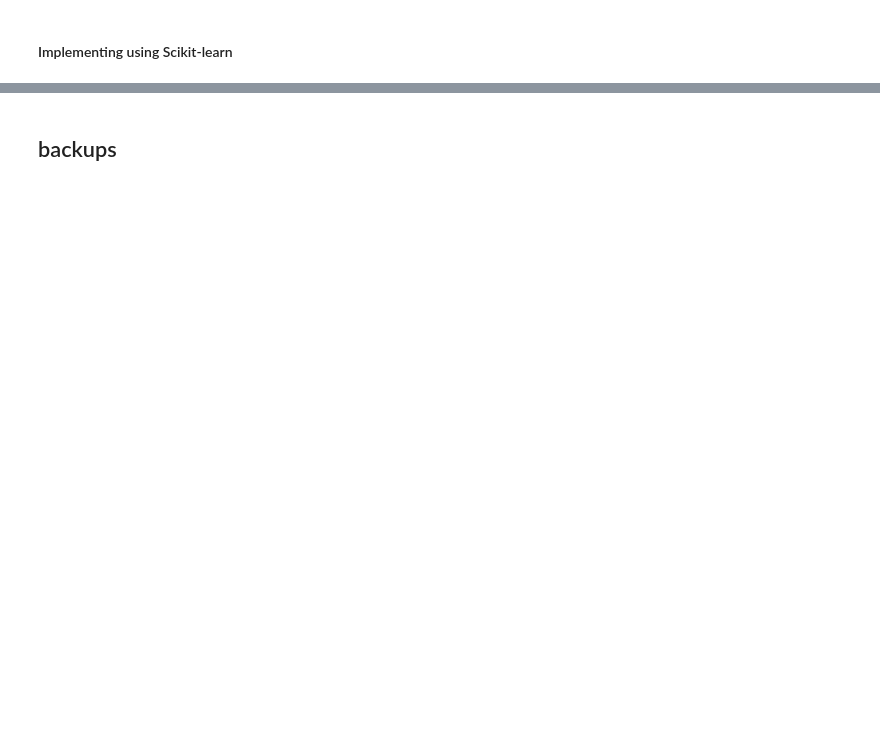
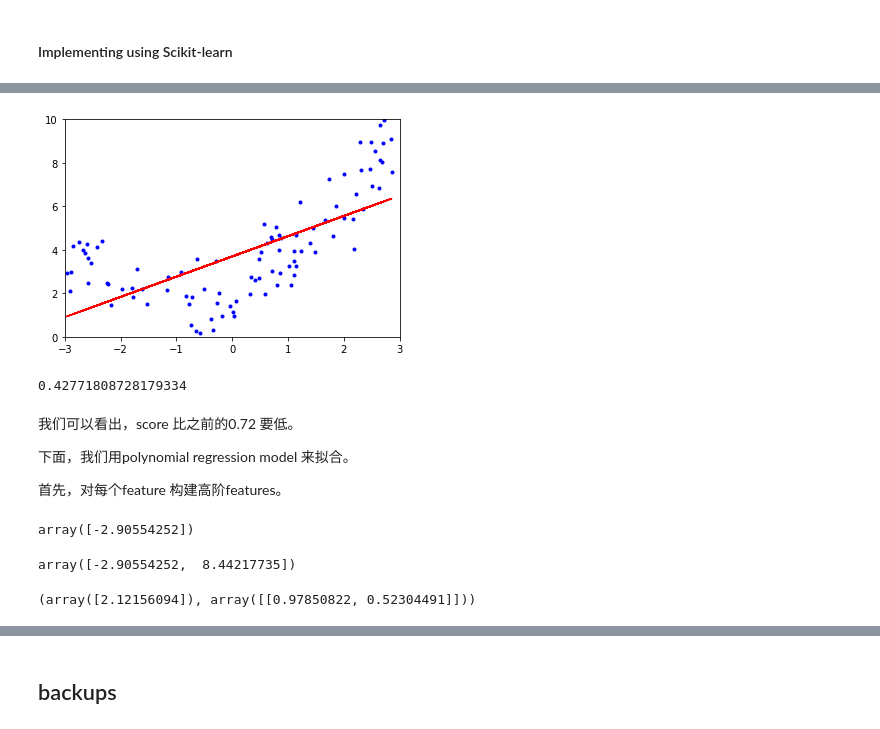
Before and after one commit to ichenwang/ml-course, a Jupyter notebook: lecture-2-linear-regression/lecture2-linear-regression.ipynb, the cells around one changed output, grey strips where cells are left out. Saved outputs shown, nothing was run; the diff lists cells and outputs as text; code cells hidden in the pictures; blank space fills up the shorter version.

```diff
--- a/lecture-2-linear-regression/lecture2-linear-regression.ipynb
+++ b/lecture-2-linear-regression/lecture2-linear-regression.ipynb
@@ -296,0 +345,18 @@ sgd_reg.intercept_, sgd_reg.coef_
+# %%
+plt.scatter(X_poly_100,y_poly_100,color='blue', marker='.')
+y_100_poly_lin_hat = lin_reg_2.intercept_[0] + lin_reg_2.coef_*X_poly_100
+plt.plot(X_poly_100,y_100_poly_lin_hat,color='r')
+plt.axis([-3, 3, 0, 10])
+plt.show()
+# %% [output]
+[figure, added]
+# %%
+lin_reg_2.score(X_poly_100, y_poly_100)
+# %% [output]
+0.42771808728179334
+# %% [markdown]
+我们可以看出，score 比之前的0.72 要低。
+
+下面，我们用polynomial regression model 来拟合。
+
+首先，对每个feature 构建高阶features。
@@ -296,0 +368,15 @@ sgd_reg.intercept_, sgd_reg.coef_
+# %%
+X_poly_100[0]
+# %% [output]
+array([-2.90554252])
+# %%
+# X_poly now contains the original feature of X plus the square of this feature.
+X_poly[0]
+# %% [output]
+array([-2.90554252,  8.44217735])
+# %%
+lin_reg_3 = LinearRegression()
+lin_reg_3.fit(X_poly, y_poly_100)
+lin_reg_3.intercept_, lin_reg_3.coef_
+# %% [output]
+(array([2.12156094]), array([[0.97850822, 0.52304491]]))
```
Also changed, not shown: parts of 33 cells of this notebook, 6 other files.
